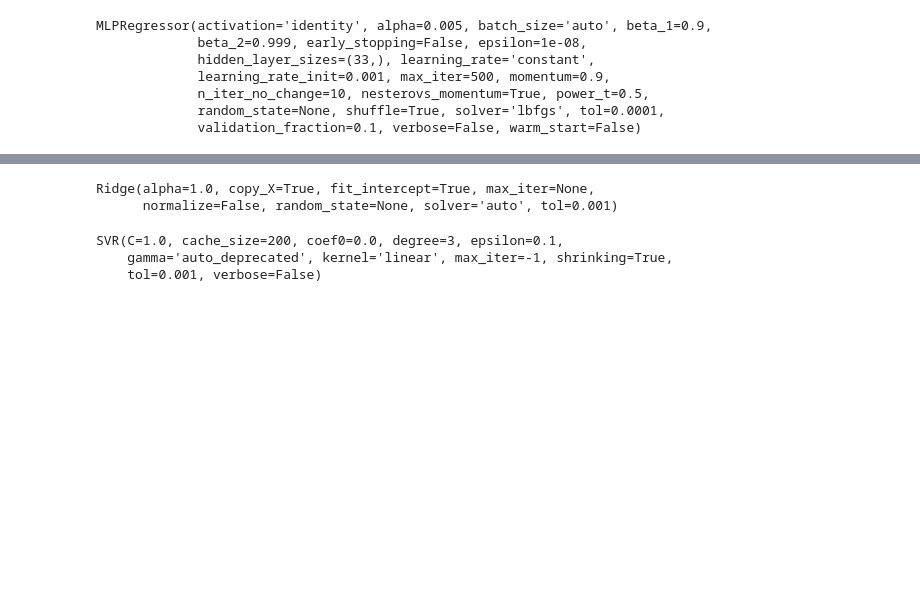
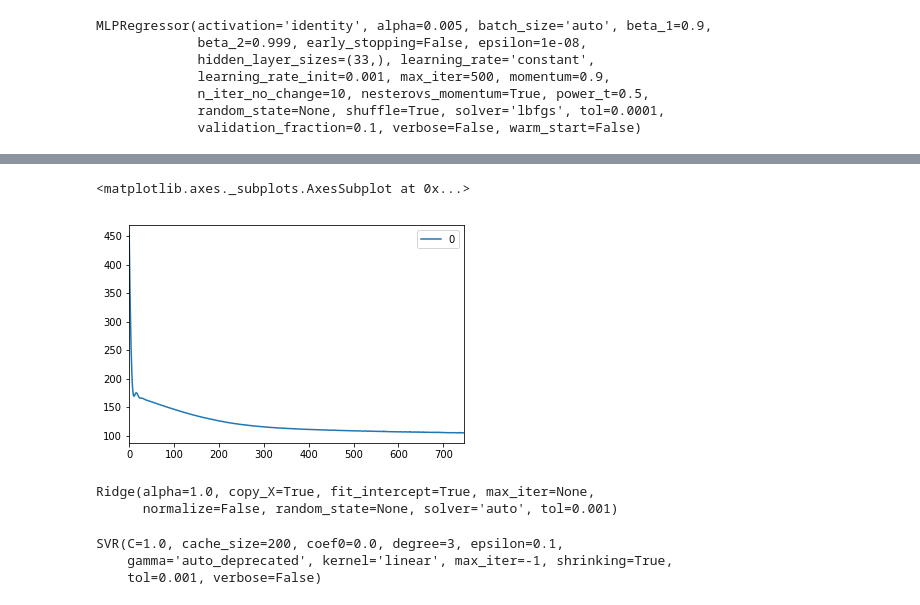
Before and after one commit to andrewfrilot/NBA_Scout, a Jupyter notebook: iPython_Notebooks/DraftModel.ipynb, the cells around one changed output, grey strips where cells are left out. Drawn from its saved outputs; the diff is of its cells as text; code cells hidden in the pictures; blank space fills up the shorter version.

Commit message:
model changes

```diff
--- a/iPython_Notebooks/DraftModel.ipynb
+++ b/iPython_Notebooks/DraftModel.ipynb
@@ -88,3 +93,5 @@ Modeling
 #TOV,PF,PTS,PER,eFG%,WS,AP Player of the Year,NABC Defensive Player of the Year,NABC Player of the Year,
 #Naismith Award,NCAA Tournament Most Outstanding Player,NIT Most Valuable Player,Rupp Trophy,
 #Sporting News Player of the Year,UPI Player of the Year,USBWA Freshman of the Year,Pk
+# %%
+ncaa_draft_alldata = ncaa_draft_alldata[(ncaa_draft_alldata.Pk !=61)]
@@ -90,0 +100,2 @@ Modeling
+# %%
+ncaa_draft_data = ncaa_draft_alldata[(ncaa_draft_alldata.Season >= 2005) & (ncaa_draft_alldata.Season < 2016)]
@@ -91,4 +116,4 @@ Modeling
 # %%
 #features and target
-features = ncaa_draft_data.drop(['Player','Class','Season','Pos','School','Conf','Year Drafted','Rd','Tm','Projected Pk','Team Score'],1)
+features = ncaa_draft_data.drop(['Player','Class','Season','Pos','School','Conf','Year Drafted','Rd','Tm','Projected Pk','Team Score','Pk'],1)
 target = ncaa_draft_data['Pk']
@@ -126,3 +162,7 @@ MLPRegressor(activation='identity', alpha=0.005, batch_size='auto', beta_1=0.9,
              n_iter_no_change=10, nesterovs_momentum=True, power_t=0.5,
              random_state=None, shuffle=True, solver='lbfgs', tol=0.0001,
              validation_fraction=0.1, verbose=False, warm_start=False)
+# %%
+#Fit model by a multi-layer perceptron neural network using lbfgs optimization
+model_MLP = MLPRegressor(hidden_layer_sizes = (32,), activation='identity', solver='adam', alpha = 0.001, max_iter = 1000, shuffle=True)
+model_MLP.fit(features_train, target_train)
@@ -128,0 +177,5 @@ MLPRegressor(activation='identity', alpha=0.005, batch_size='auto', beta_1=0.9,
+# %%
+pd.DataFrame(model_MLP.loss_curve_).plot()
+# %% [output]
+<matplotlib.axes._subplots.AxesSubplot at 0x...>
+[figure, added]
```
Also changed, not shown: parts of 28 cells of this notebook.
